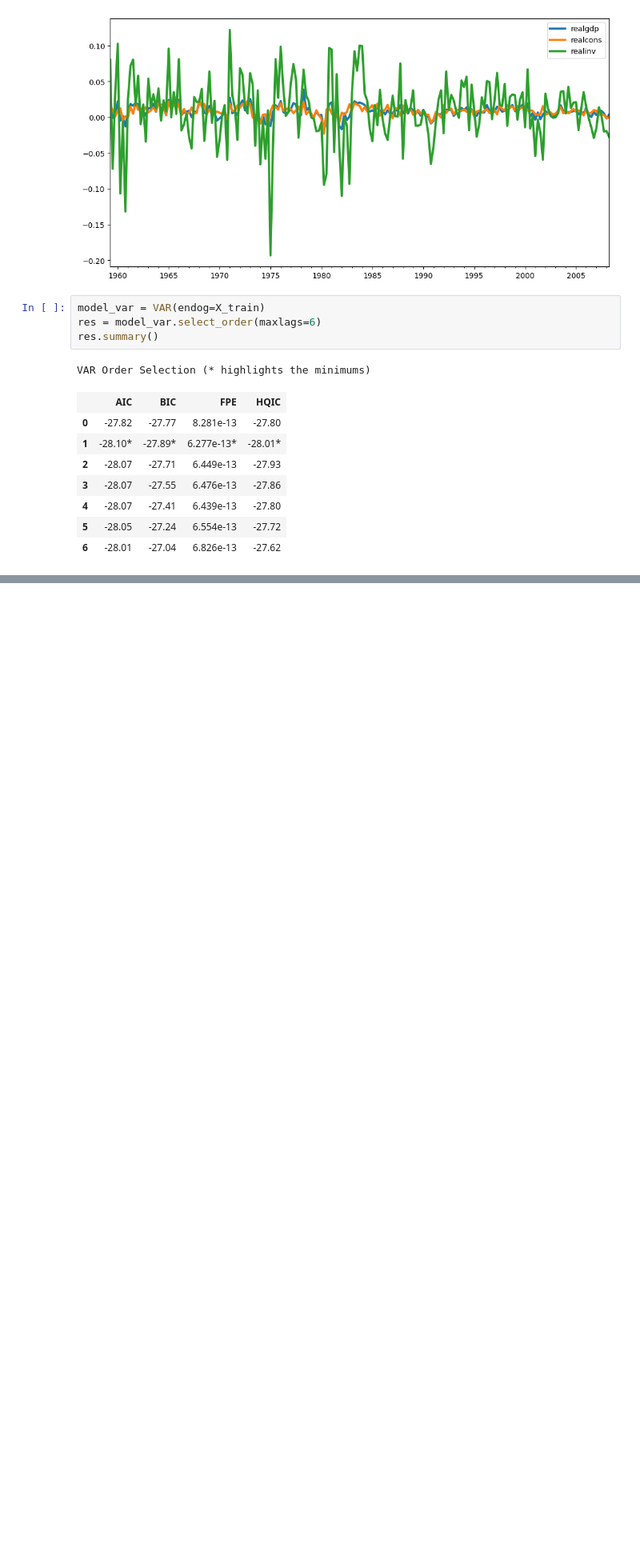
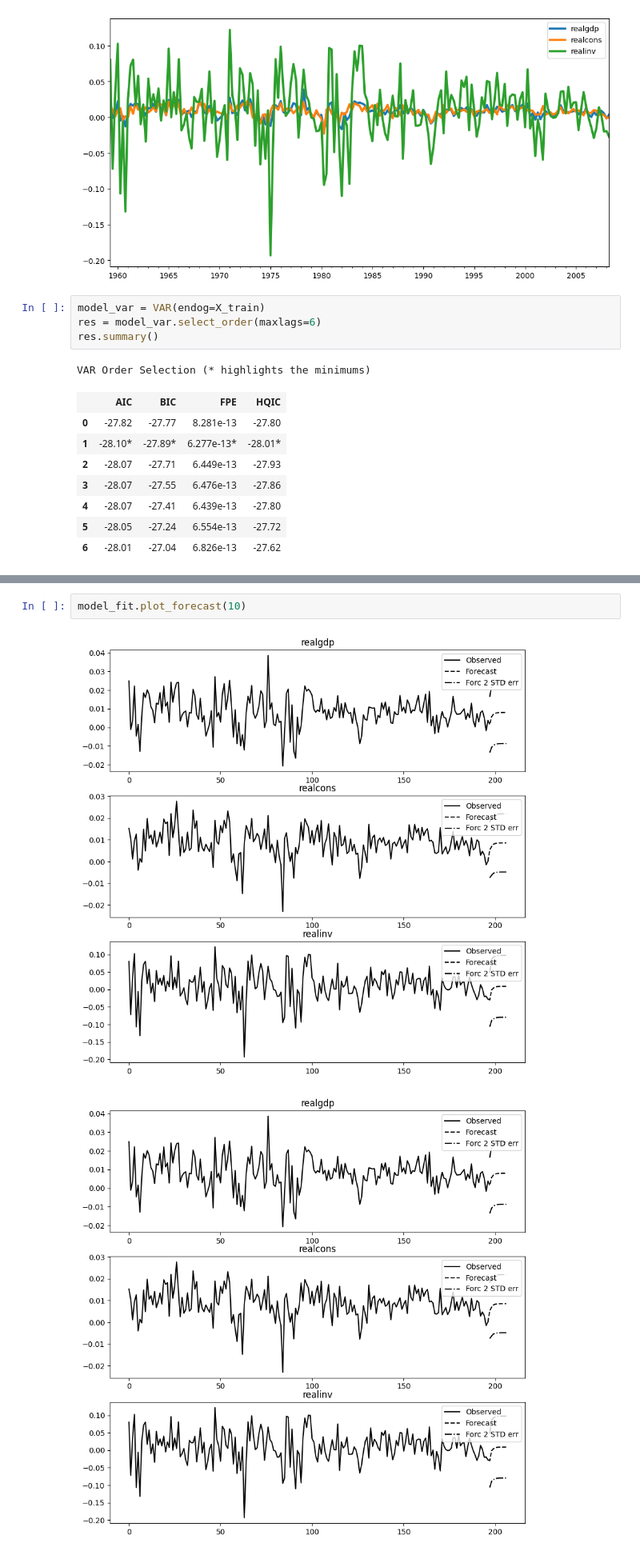
Before and after one commit to HyunsungRyu/AI_TimeSeries, a Jupyter notebook: market_pred.ipynb, the cells around one changed output, grey strips where cells are left out. Shown: that part at 80% size. Drawn from its saved outputs; the diff is of its cells as text; blank space fills up the shorter version.

```diff
--- a/market_pred.ipynb
+++ b/market_pred.ipynb
@@ -175,0 +189,5 @@ realinv     0.758786  0.136973  1.000000
+# %%
+model_fit.plot_forecast(10)
+# %% [output]
+[figure, added]
+[figure, added]
```
Also changed, not shown: parts of 10 cells of this notebook.
